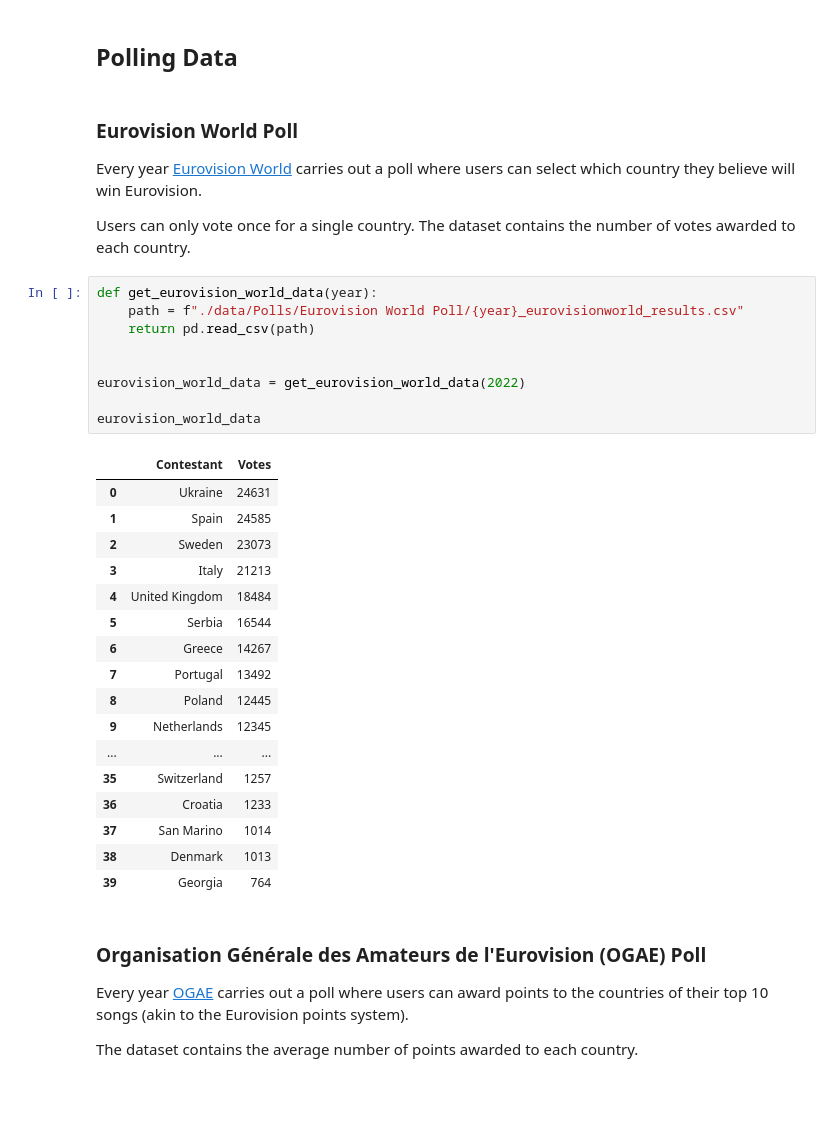
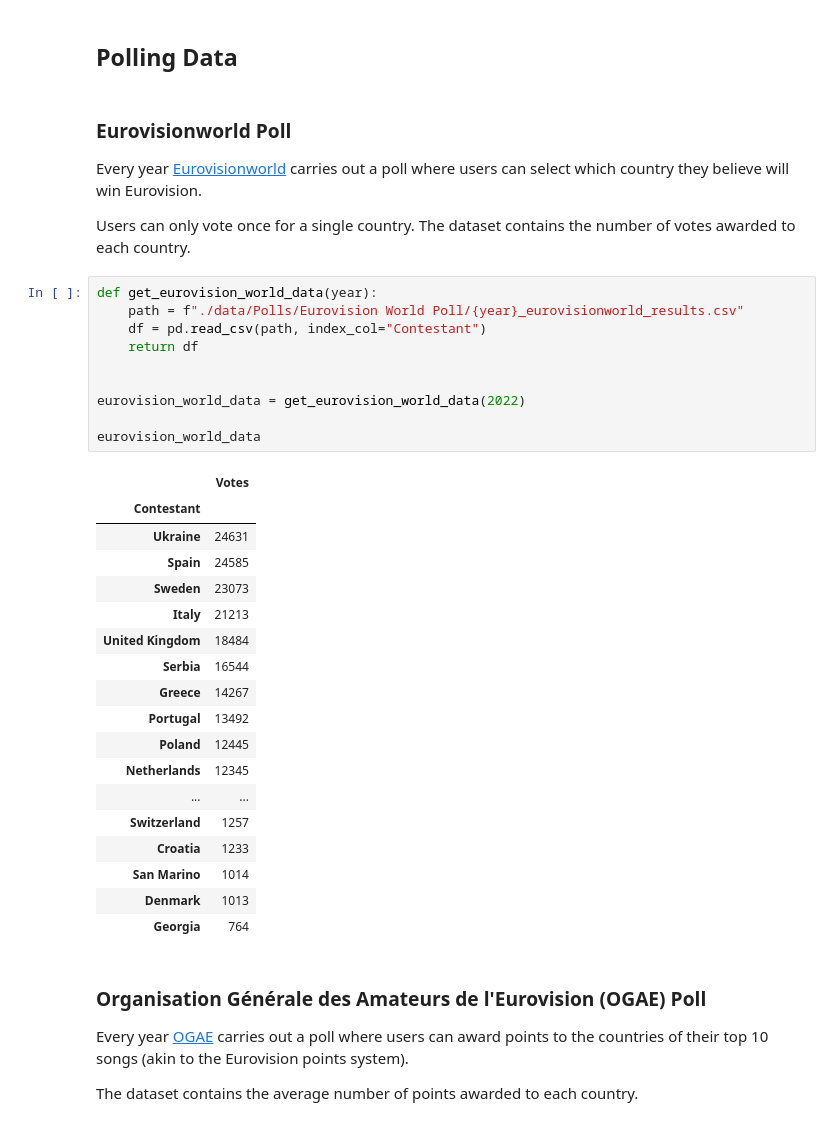
Before and after one commit to com-480-data-visualization/project-2023-data-connoisseurs, a Jupyter notebook: eda.ipynb, the cells around one changed output. Drawn from its saved outputs; the diff is of its cells as text; blank space fills up the shorter version.

```diff
--- a/eda.ipynb
+++ b/eda.ipynb
@@ -87,38 +88,40 @@ televote_data
 # %% [markdown]
 ## Polling Data
 # %% [markdown]
-### Eurovision World Poll
+### Eurovisionworld Poll
 
-Every year [Eurovision World](https://eurovisionworld.com/) carries out a poll where users can select which country they believe will win Eurovision.
+Every year [Eurovisionworld](https://eurovisionworld.com/) carries out a poll where users can select which country they believe will win Eurovision.
 
 Users can only vote once for a single country. The dataset contains the number of votes awarded to each country.
 # %%
 def get_eurovision_world_data(year):
     path = f"./data/Polls/Eurovision World Poll/{year}_eurovisionworld_results.csv"
-    return pd.read_csv(path)
+    df = pd.read_csv(path, index_col="Contestant")
+    return df
 
 
 eurovision_world_data = get_eurovision_world_data(2022)
 
 eurovision_world_data
 # %% [output]
-|  | Contestant | Votes |
-| 0 | Ukraine | 24631 |
-| 1 | Spain | 24585 |
-| 2 | Sweden | 23073 |
-| 3 | Italy | 21213 |
-| 4 | United Kingdom | 18484 |
-| 5 | Serbia | 16544 |
-| 6 | Greece | 14267 |
-| 7 | Portugal | 13492 |
-| 8 | Poland | 12445 |
-| 9 | Netherlands | 12345 |
-| ... | ... | ... |
-| 35 | Switzerland | 1257 |
-| 36 | Croatia | 1233 |
-| 37 | San Marino | 1014 |
-| 38 | Denmark | 1013 |
-| 39 | Georgia | 764 |
+|  | Votes |
+| Contestant |  |
+| Ukraine | 24631 |
+| Spain | 24585 |
+| Sweden | 23073 |
+| Italy | 21213 |
+| United Kingdom | 18484 |
+| Serbia | 16544 |
+| Greece | 14267 |
+| Portugal | 13492 |
+| Poland | 12445 |
+| Netherlands | 12345 |
+| ... | ... |
+| Switzerland | 1257 |
+| Croatia | 1233 |
+| San Marino | 1014 |
+| Denmark | 1013 |
+| Georgia | 764 |
 # %% [markdown]
 ### Organisation Générale des Amateurs de l'Eurovision (OGAE) Poll
 
```
Also changed, not shown: parts of 15 cells of this notebook, 1 other file.
